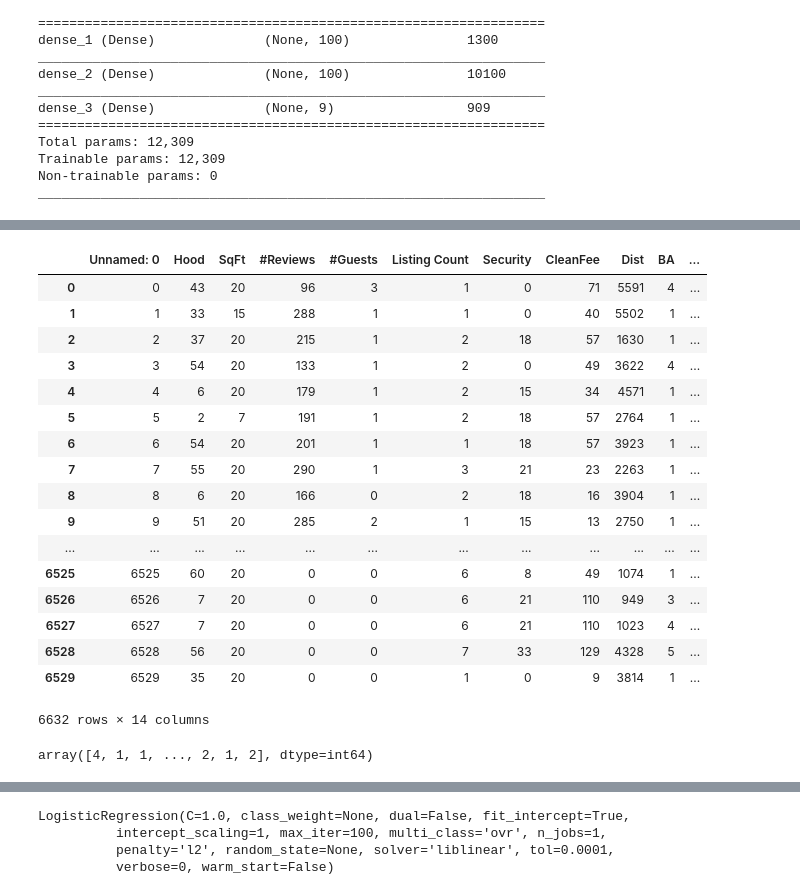
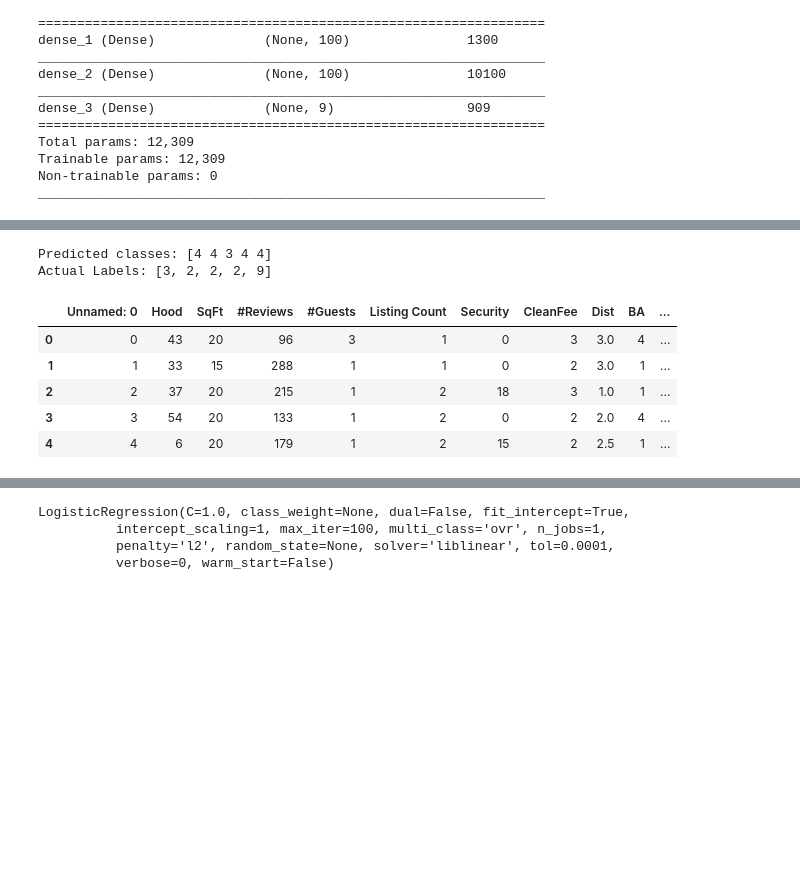
Before and after one commit to LoriHarris/Airbnb_ML, a Jupyter notebook: Cleaning.ipynb, the cells around one changed output, grey strips where cells are left out. Saved outputs shown, nothing was run; the diff lists cells and outputs as text; code cells hidden in the pictures; blank space fills up the shorter version.

Commit message:
working with model

```diff
--- a/Cleaning.ipynb
+++ b/Cleaning.ipynb
@@ -439,39 +455,36 @@ model.evaluate(x_train_scaled, y_train_categorical, verbose=2)
+# %%
+encoded_predictions = model.predict_classes(x_test_scaled[:5])
+prediction_labels = label_encoder.inverse_transform(encoded_predictions)
+print(f"Predicted classes: {prediction_labels}")
+print(f"Actual Labels: {list(y_test[:5])}")
+# %% [output]
+Predicted classes: [4 4 3 4 4]
+Actual Labels: [3, 2, 2, 2, 9]
 # %%
 model.save("airbnb.h5")
 # %%
 from keras.models import load_model
 model1=load_model("airbnb.h5")
 testing = pd.read_csv('test_data.csv')
-testing
+testing.head()
 # %% [output]
 |  | Unnamed: 0 | Hood | SqFt | #Reviews | #Guests | Listing Count | Security | CleanFee | Dist | BA | ... |
-| 0 | 0 | 43 | 20 | 96 | 3 | 1 | 0 | 71 | 5591 | 4 | ... |
-| 1 | 1 | 33 | 15 | 288 | 1 | 1 | 0 | 40 | 5502 | 1 | ... |
-| 2 | 2 | 37 | 20 | 215 | 1 | 2 | 18 | 57 | 1630 | 1 | ... |
-| 3 | 3 | 54 | 20 | 133 | 1 | 2 | 0 | 49 | 3622 | 4 | ... |
-| 4 | 4 | 6 | 20 | 179 | 1 | 2 | 15 | 34 | 4571 | 1 | ... |
-| 5 | 5 | 2 | 7 | 191 | 1 | 2 | 18 | 57 | 2764 | 1 | ... |
-| 6 | 6 | 54 | 20 | 201 | 1 | 1 | 18 | 57 | 3923 | 1 | ... |
-| 7 | 7 | 55 | 20 | 290 | 1 | 3 | 21 | 23 | 2263 | 1 | ... |
-| 8 | 8 | 6 | 20 | 166 | 0 | 2 | 18 | 16 | 3904 | 1 | ... |
-| 9 | 9 | 51 | 20 | 285 | 2 | 1 | 15 | 13 | 2750 | 1 | ... |
-| ... | ... | ... | ... | ... | ... | ... | ... | ... | ... | ... | ... |
-| 6525 | 6525 | 60 | 20 | 0 | 0 | 6 | 8 | 49 | 1074 | 1 | ... |
-| 6526 | 6526 | 7 | 20 | 0 | 0 | 6 | 21 | 110 | 949 | 3 | ... |
-| 6527 | 6527 | 7 | 20 | 0 | 0 | 6 | 21 | 110 | 1023 | 4 | ... |
-| 6528 | 6528 | 56 | 20 | 0 | 0 | 7 | 33 | 129 | 4328 | 5 | ... |
-| 6529 | 6529 | 35 | 20 | 0 | 0 | 1 | 0 | 9 | 3814 | 1 | ... |
+| 0 | 0 | 43 | 20 | 96 | 3 | 1 | 0 | 3 | 3.0 | 4 | ... |
+| 1 | 1 | 33 | 15 | 288 | 1 | 1 | 0 | 2 | 3.0 | 1 | ... |
+| 2 | 2 | 37 | 20 | 215 | 1 | 2 | 18 | 3 | 1.0 | 1 | ... |
+| 3 | 3 | 54 | 20 | 133 | 1 | 2 | 0 | 2 | 2.0 | 4 | ... |
+| 4 | 4 | 6 | 20 | 179 | 1 | 2 | 15 | 2 | 2.5 | 1 | ... |
-6632 rows × 14 columns
 # %%
 test_data=testing.drop('Unnamed: 0', axis=1)
 price=test_data['Price']
 test_data=test_data.drop('Price', axis=1)
 
 x_scaler=StandardScaler().fit(test_data)
-x_train_scaled1 = x_scaler.transform(test_data)
-prediction=model1.predict_classes(x_train_scaled1)
-prediction
+x_test_scaled1 = x_scaler.transform(test_data)
+prediction=model1.predict_classes(x_test_scaled1)
+
+label_encoder = LabelEncoder()
+label_encoder.fit(price)
+y_test1 = label_encoder.fit_transform(price)
-# %% [output]
-array([4, 1, 1, ..., 2, 1, 2], dtype=int64)
 # %%
 # test_data.head()
```
Also changed, not shown: parts of 21 cells of this notebook, 1 other file.
